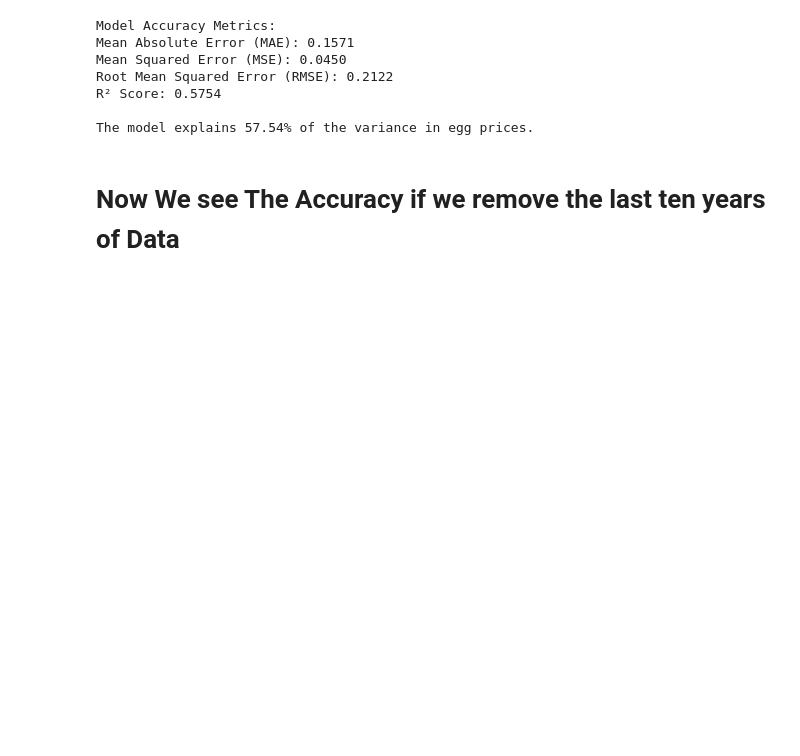
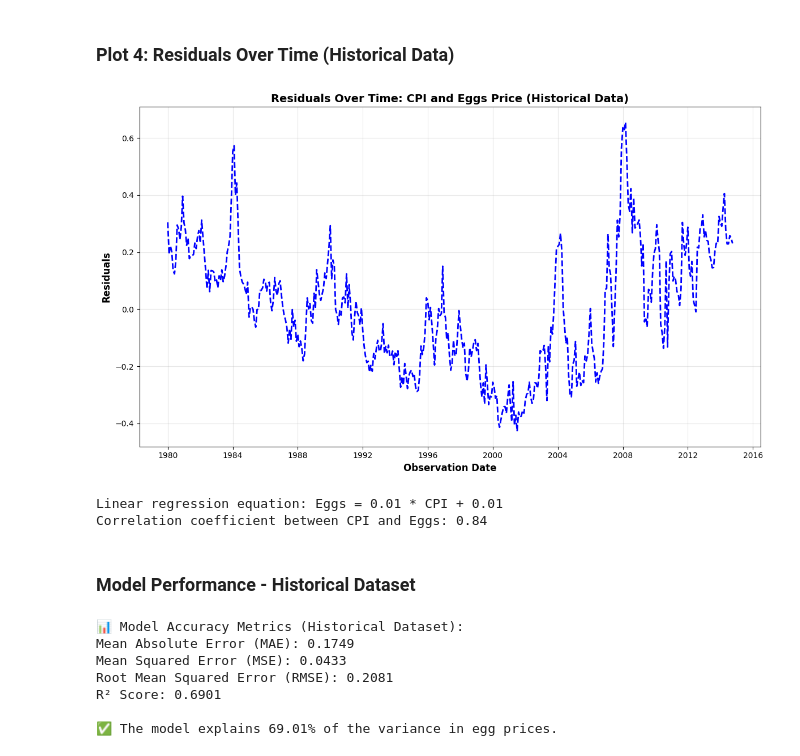
Before and after one commit to carteradamski/MDST_ECON_PROJECT_W26, a Jupyter notebook: week0/Demo.ipynb, the cells around one changed output. Drawn from its saved outputs; the diff is of its cells as text; code cells hidden in the pictures; blank space fills up the shorter version.

```diff
--- a/week0/Demo.ipynb
+++ b/week0/Demo.ipynb
@@ -103,24 +158,58 @@ mae = mean_absolute_error(y_test, pred)
+# %% [markdown]
+### Plot 4: Residuals Over Time (Historical Data)
+# %%
+plt.figure(figsize=(12, 7))
+plt.plot(merged_clean['observation_date'], merged_clean['residual'], "b--", linewidth=2)
+
+plt.xlabel('Observation Date', fontsize=12, fontweight='bold')
+plt.ylabel('Residuals', fontsize=12, fontweight='bold')
+plt.title('Residuals Over Time: CPI and Eggs Price (Historical Data)', fontsize=14, fontweight='bold')
+plt.grid(True, alpha=0.3)
+plt.tight_layout()
+
+plt.show()
+
+print(f"Linear regression equation: Eggs = {z_clean[0]:.2f} * CPI + {z_clean[1]:.2f}")
+correlation_clean = merged_clean['CPIAUCSL'].corr(merged_clean['APU0000708111'])
+print(f"Correlation coefficient between CPI and Eggs: {correlation_clean:.2f}")
+# %% [output]
+[figure, added]
+Linear regression equation: Eggs = 0.01 * CPI + 0.01
+Correlation coefficient between CPI and Eggs: 0.84
+# %% [markdown]
+### Model Performance - Historical Dataset
 # %%
-from sklearn.metrics import r2_score
-import numpy as np
+from sklearn.model_selection import train_test_split
+from sklearn.metrics import mean_absolute_error, mean_squared_error, r2_score
+# Prepare data for modeling - historical dataset
+X_clean = merged_clean[['CPIAUCSL']]
+y_clean = merged_clean['APU0000708111']
 
-mse = mean_squared_error(y_test, pred)
-r2 = r2_score(y_test, pred)
-rmse = np.sqrt(mse)
+# Split the data
+X_train_clean, X_test_clean, y_train_clean, y_test_clean = train_test_split(X_clean, y_clean, test_size=0.2, random_state=0)
 
-print(f"Model Accuracy Metrics:")
-print(f"Mean Absolute Error (MAE): {mae:.4f}")
-print(f"Mean Squared Error (MSE): {mse:.4f}")
-print(f"Root Mean Squared Error (RMSE): {rmse:.4f}")
-print(f"R² Score: {r2:.4f}")
-print(f"\nThe model explains {r2*100:.2f}% of the variance in egg prices.")
+# Train the model
+model_clean = LinearRegression()
+model_clean.fit(X_train_clean, y_train_clean)
+pred_clean = model_clean.predict(X_test_clean)
+
+# Calculate metrics
+mae_clean = mean_absolute_error(y_test_clean, pred_clean)
+mse_clean = mean_squared_error(y_test_clean, pred_clean)
+r2_clean = r2_score(y_test_clean, pred_clean)
+rmse_clean = np.sqrt(mse_clean)
+
+print(f"📊 Model Accuracy Metrics (Historical Dataset):")
+print(f"Mean Absolute Error (MAE): {mae_clean:.4f}")
+print(f"Mean Squared Error (MSE): {mse_clean:.4f}")
+print(f"Root Mean Squared Error (RMSE): {rmse_clean:.4f}")
+print(f"R² Score: {r2_clean:.4f}")
+print(f"\n✅ The model explains {r2_clean*100:.2f}% of the variance in egg prices.")
 # %% [output]
-Model Accuracy Metrics:
-Mean Absolute Error (MAE): 0.1571
-Mean Squared Error (MSE): 0.0450
-Root Mean Squared Error (RMSE): 0.2122
-R² Score: 0.5754
+📊 Model Accuracy Metrics (Historical Dataset):
+Mean Absolute Error (MAE): 0.1749
+Mean Squared Error (MSE): 0.0433
+Root Mean Squared Error (RMSE): 0.2081
+R² Score: 0.6901
 
-The model explains 57.54% of the variance in egg prices.
+✅ The model explains 69.01% of the variance in egg prices.
-# %% [markdown]
-# Now We see The Accuracy if we remove the last ten years of Data
```
Also changed, not shown: parts of 22 cells of this notebook.
